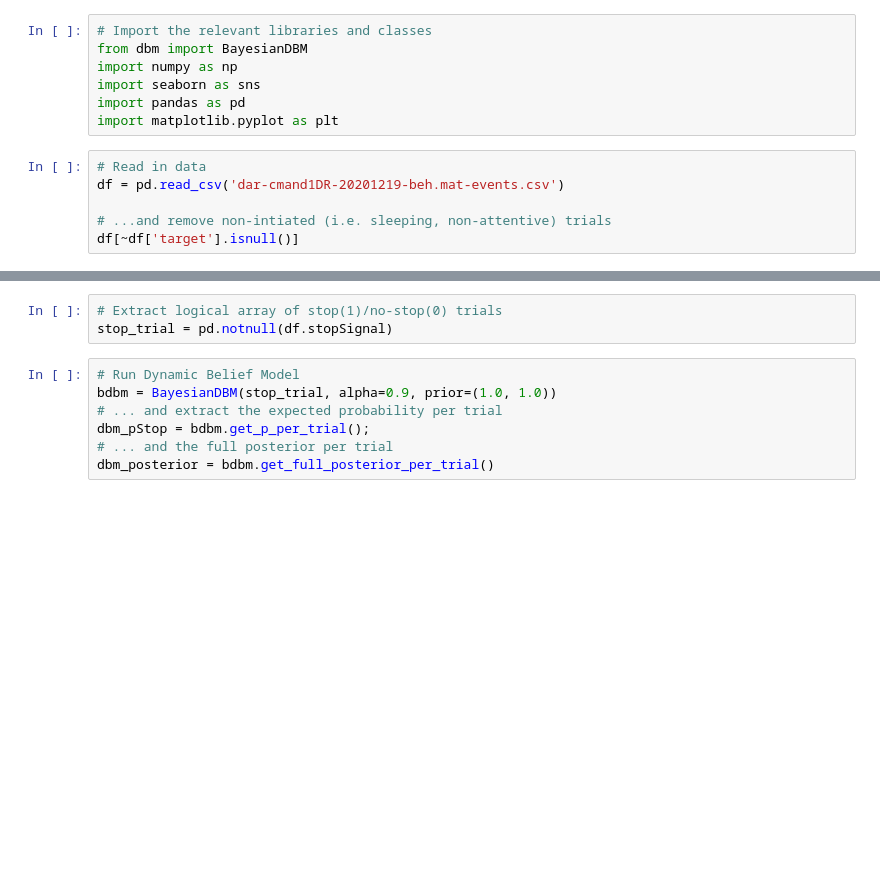
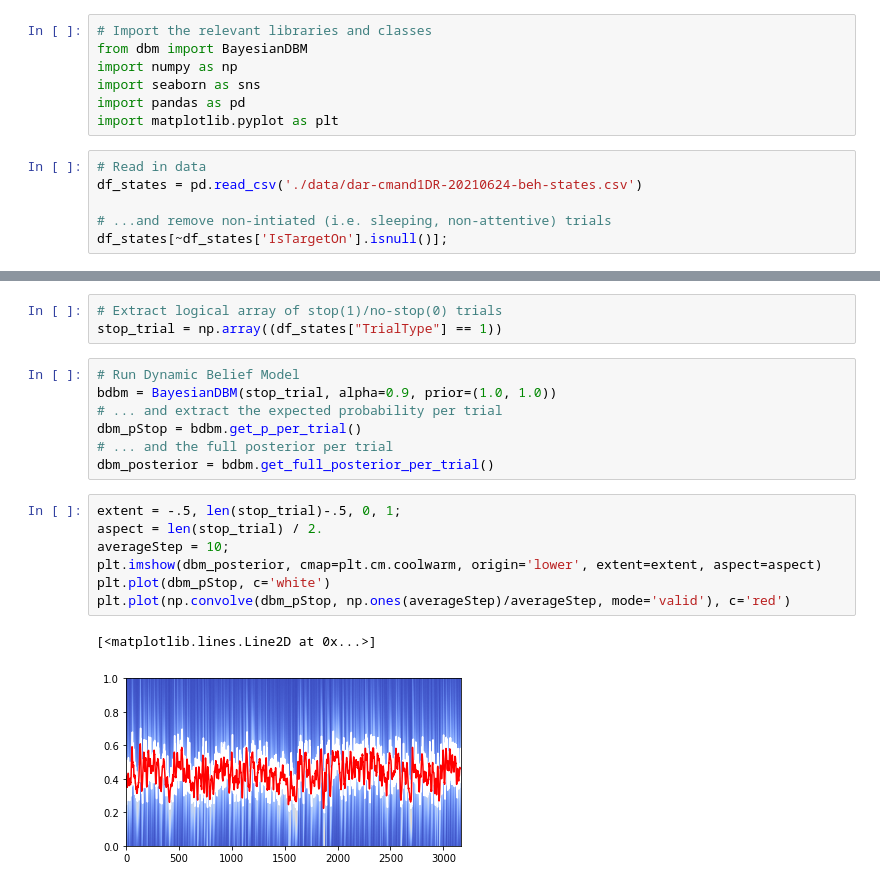
Before and after one commit to stevenerrington/2021-sef-cortical-beta, a Jupyter notebook: processing/dbm-scratch/dbm-notebook.ipynb, the cells around one changed output, grey strips where cells are left out. Saved outputs shown, nothing was run; the diff lists cells and outputs as text; blank space fills up the shorter version.

```diff
--- a/processing/dbm-scratch/dbm-notebook.ipynb
+++ b/processing/dbm-scratch/dbm-notebook.ipynb
@@ -7,7 +7,7 @@ import pandas as pd
 import matplotlib.pyplot as plt
 # %%
 # Read in data
-df = pd.read_csv('dar-cmand1DR-20201219-beh.mat-events.csv')
+df_states = pd.read_csv('./data/dar-cmand1DR-20210624-beh-states.csv')
 
 # ...and remove non-intiated (i.e. sleeping, non-attentive) trials
-df[~df['target'].isnull()]
+df_states[~df_states['IsTargetOn'].isnull()];
@@ -28,10 +14,20 @@ df[~df['target'].isnull()]
 # %%
 # Extract logical array of stop(1)/no-stop(0) trials
-stop_trial = pd.notnull(df.stopSignal)
+stop_trial = np.array((df_states["TrialType"] == 1))
 # %%
 # Run Dynamic Belief Model
 bdbm = BayesianDBM(stop_trial, alpha=0.9, prior=(1.0, 1.0))
 # ... and extract the expected probability per trial
-dbm_pStop = bdbm.get_p_per_trial();
+dbm_pStop = bdbm.get_p_per_trial()
 # ... and the full posterior per trial
 dbm_posterior = bdbm.get_full_posterior_per_trial()
+# %%
+extent = -.5, len(stop_trial)-.5, 0, 1;
+aspect = len(stop_trial) / 2.
+averageStep = 10;
+plt.imshow(dbm_posterior, cmap=plt.cm.coolwarm, origin='lower', extent=extent, aspect=aspect)
+plt.plot(dbm_pStop, c='white')
+plt.plot(np.convolve(dbm_pStop, np.ones(averageStep)/averageStep, mode='valid'), c='red')
+# %% [output]
+[<matplotlib.lines.Line2D at 0x...>]
+[figure, added]
```
Also changed, not shown: parts of 1 cell of this notebook, 5 other files.
